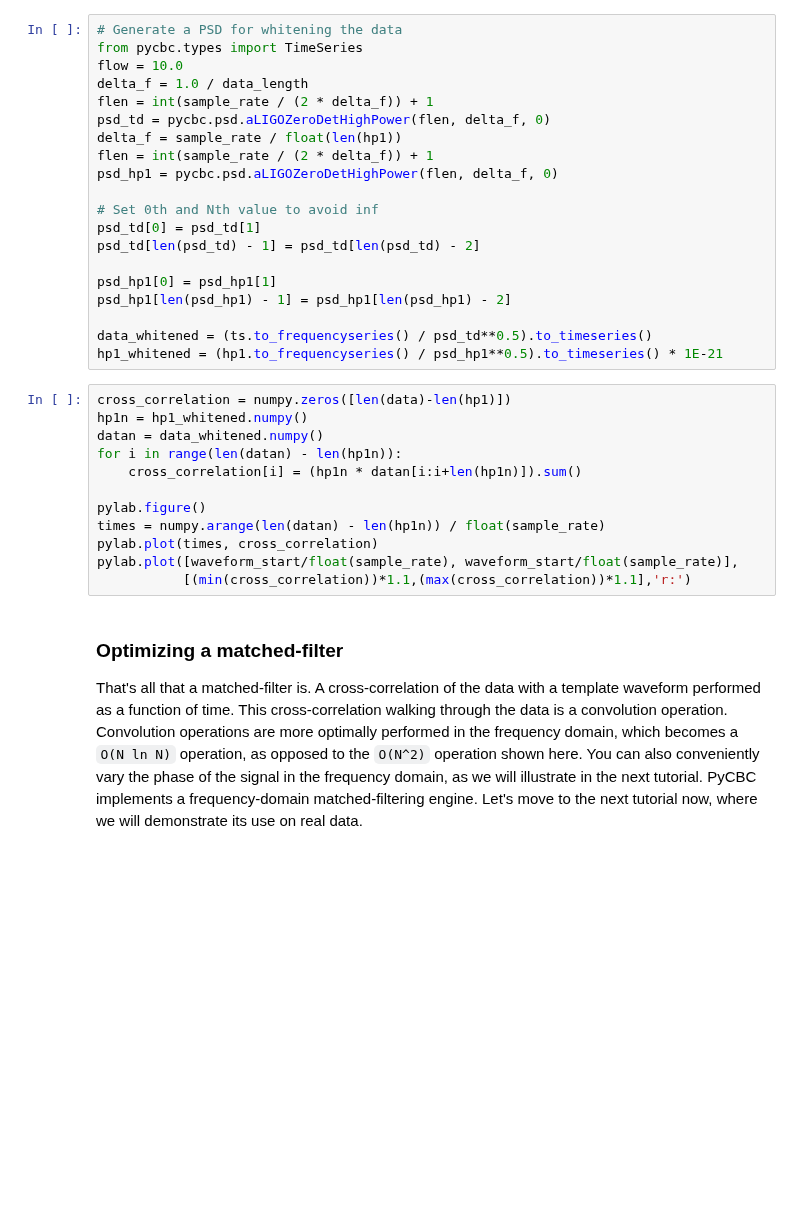
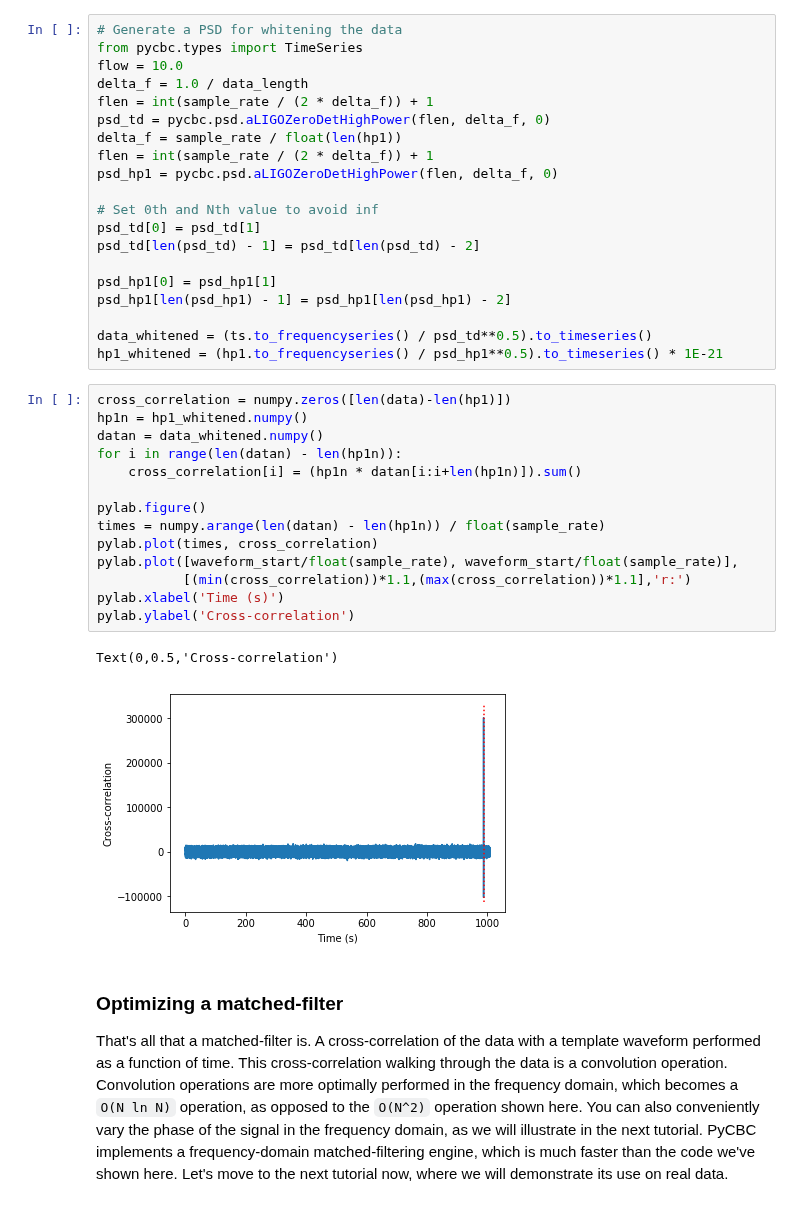
Before and after one commit to gw-odw/odw-2019, a Jupyter notebook: Day_2/Tuto_2.1_Matched_filtering_introduction.ipynb, the cells around one changed output. Drawn from its saved outputs; the diff is of its cells as text; blank space fills up the shorter version.

```diff
--- a/Day_2/Tuto_2.1_Matched_filtering_introduction.ipynb
+++ b/Day_2/Tuto_2.1_Matched_filtering_introduction.ipynb
@@ -119,16 +143,21 @@ hp1_whitened = (hp1.to_frequencyseries() / psd_hp1**0.5).to_timeseries() * 1E-21
 # %%
 cross_correlation = numpy.zeros([len(data)-len(hp1)])
 hp1n = hp1_whitened.numpy()
 datan = data_whitened.numpy()
 for i in range(len(datan) - len(hp1n)):
     cross_correlation[i] = (hp1n * datan[i:i+len(hp1n)]).sum()
 
 pylab.figure()
 times = numpy.arange(len(datan) - len(hp1n)) / float(sample_rate)
 pylab.plot(times, cross_correlation)
 pylab.plot([waveform_start/float(sample_rate), waveform_start/float(sample_rate)],
            [(min(cross_correlation))*1.1,(max(cross_correlation))*1.1],'r:')
+pylab.xlabel('Time (s)')
+pylab.ylabel('Cross-correlation')
+# %% [output]
+Text(0,0.5,'Cross-correlation')
+[figure, added]
 # %% [markdown]
 ### Optimizing a matched-filter
 
-That's all that a matched-filter is. A cross-correlation of the data with a template waveform performed as a function of time. This cross-correlation walking through the data is a convolution operation. Convolution operations are more optimally performed in the frequency domain, which becomes a `O(N ln N)` operation, as opposed to the `O(N^2)` operation shown here. You can also conveniently vary the phase of the signal in the frequency domain, as we will illustrate in the next tutorial. PyCBC implements a frequency-domain matched-filtering engine. Let's move to the next tutorial now, where we will demonstrate its use on real data.
+That's all that a matched-filter is. A cross-correlation of the data with a template waveform performed as a function of time. This cross-correlation walking through the data is a convolution operation. Convolution operations are more optimally performed in the frequency domain, which becomes a `O(N ln N)` operation, as opposed to the `O(N^2)` operation shown here. You can also conveniently vary the phase of the signal in the frequency domain, as we will illustrate in the next tutorial. PyCBC implements a frequency-domain matched-filtering engine, which is much faster than the code we've shown here. Let's move to the next tutorial now, where we will demonstrate its use on real data.
```
Also changed, not shown: parts of 3 cells of this notebook.
